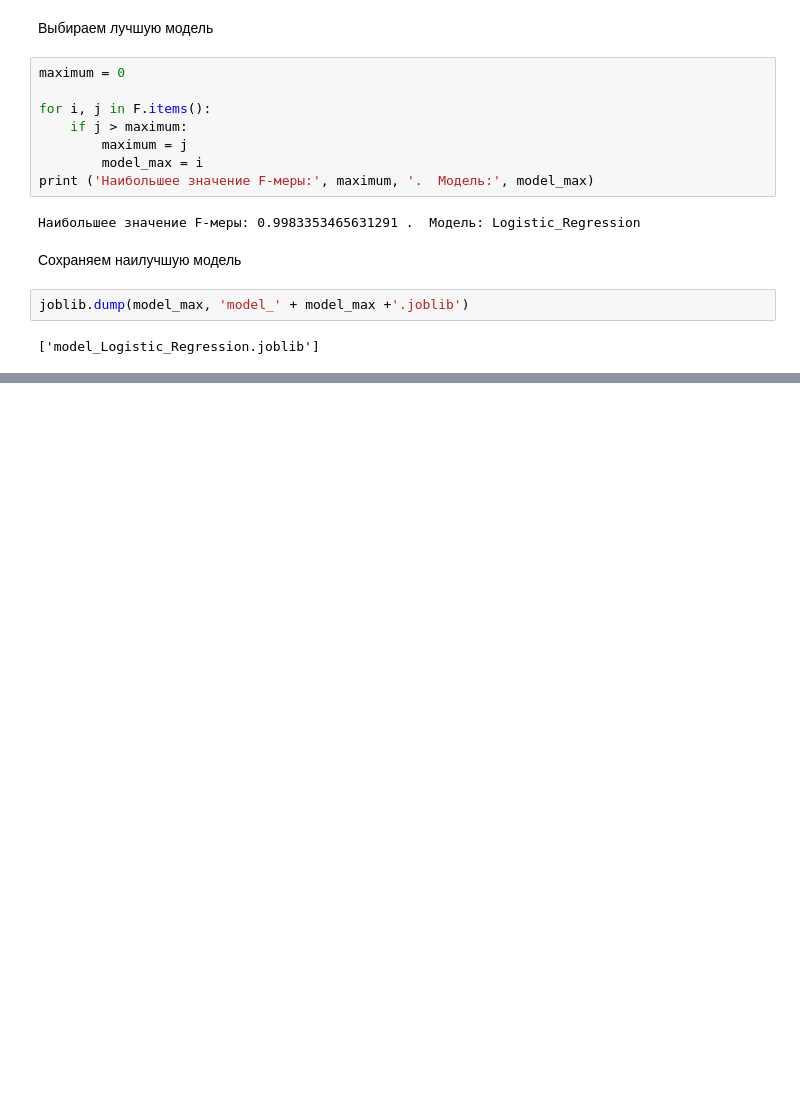
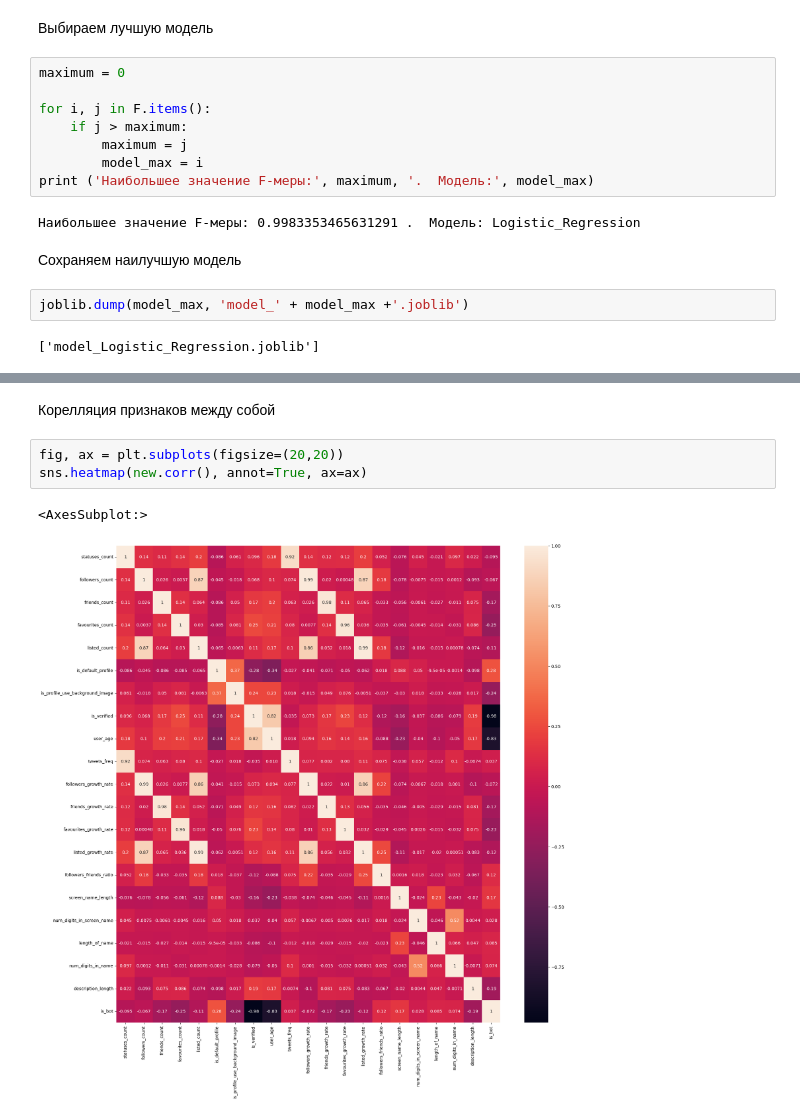
Before and after one commit to itsecd/ml-for-sec-lab1, a Jupyter notebook: ml-for-sec-lab1.ipynb, the cells around one changed output, grey strips where cells are left out. Cells and saved outputs as stored; diff of their text form; blank space fills up the shorter version.

```diff
--- a/ml-for-sec-lab1.ipynb
+++ b/ml-for-sec-lab1.ipynb
@@ -156,0 +159,8 @@ joblib.dump(model_max, 'model_' + model_max +'.joblib')
+# %% [markdown]
+Корелляция признаков между собой
+# %%
+fig, ax = plt.subplots(figsize=(20,20))
+sns.heatmap(new.corr(), annot=True, ax=ax)
+# %% [output]
+<AxesSubplot:>
+[figure, added]
```
Also changed, not shown: parts of 17 cells of this notebook, 2 other files.
